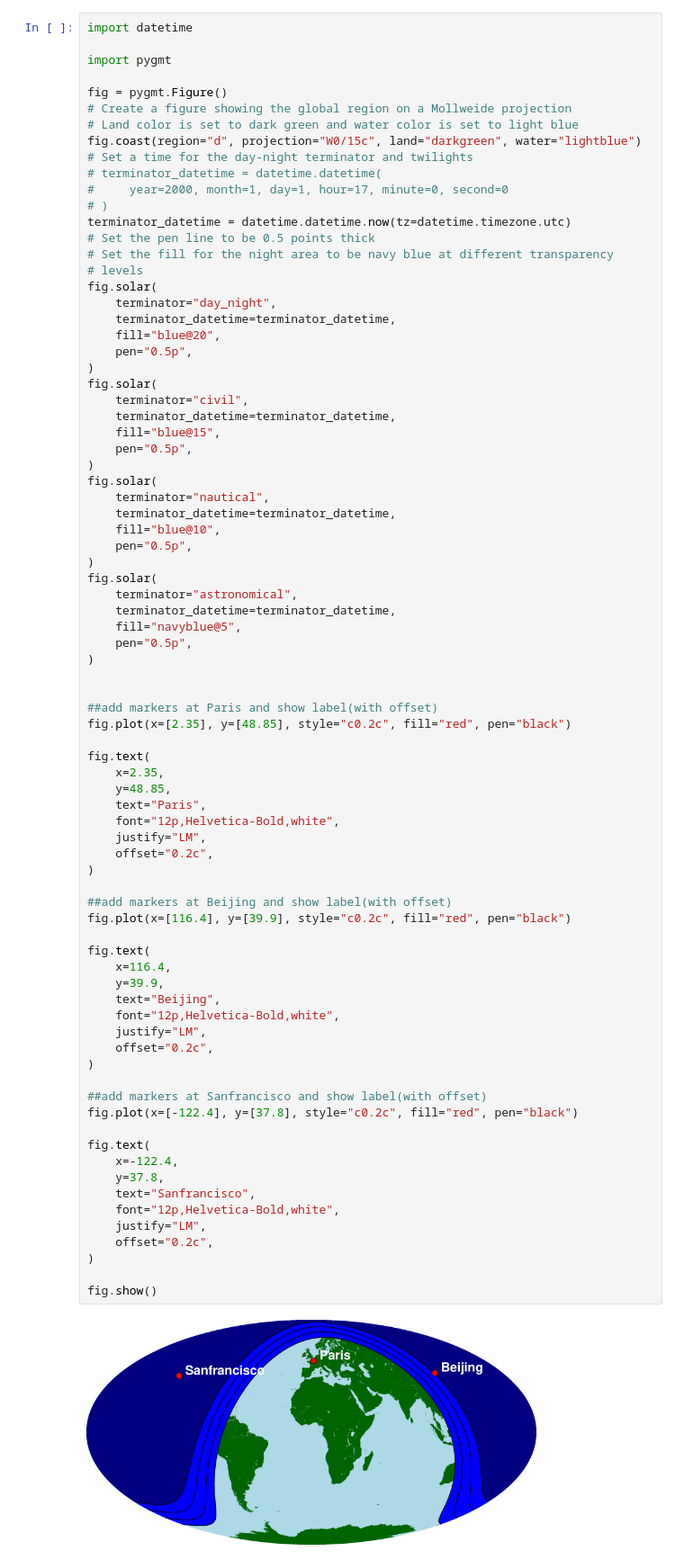
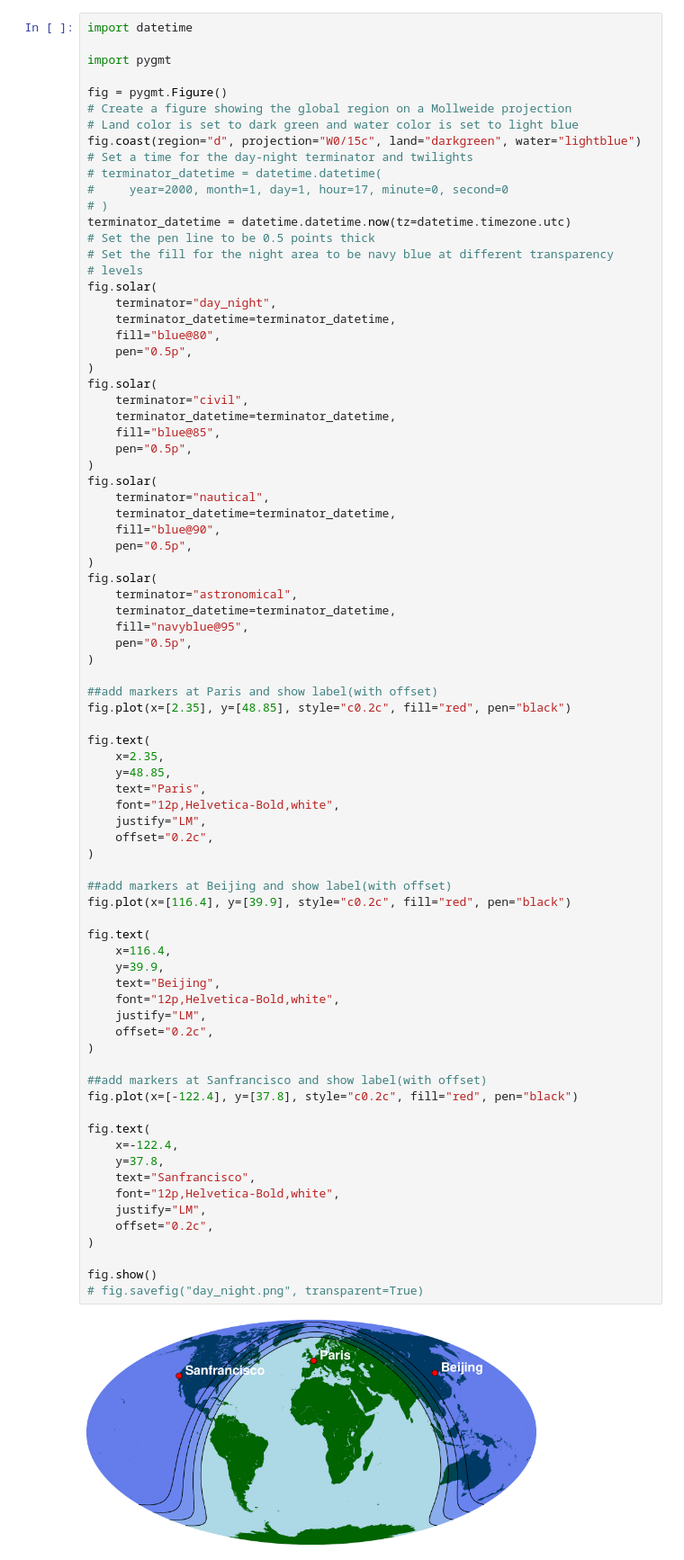
Before and after one commit to astro-jingtao/sun_never_sets, a Jupyter notebook: is_never_sets_visual.ipynb, the cells around one changed output. Shown at 90% size. Cells and saved outputs as stored; diff of their text form.

Commit message:
transparent!

```diff
--- a/is_never_sets_visual.ipynb
+++ b/is_never_sets_visual.ipynb
@@ -18,28 +18,27 @@ terminator_datetime = datetime.datetime.now(tz=datetime.timezone.utc)
 fig.solar(
     terminator="day_night",
     terminator_datetime=terminator_datetime,
-    fill="blue@20",
+    fill="blue@80",
     pen="0.5p",
 )
 fig.solar(
     terminator="civil",
     terminator_datetime=terminator_datetime,
-    fill="blue@15",
+    fill="blue@85",
     pen="0.5p",
 )
 fig.solar(
     terminator="nautical",
     terminator_datetime=terminator_datetime,
-    fill="blue@10",
+    fill="blue@90",
     pen="0.5p",
 )
 fig.solar(
     terminator="astronomical",
     terminator_datetime=terminator_datetime,
-    fill="navyblue@5",
+    fill="navyblue@95",
     pen="0.5p",
 )
-
 
 ##add markers at Paris and show label(with offset)
 fig.plot(x=[2.35], y=[48.85], style="c0.2c", fill="red", pen="black")
@@ -52,31 +51,32 @@ fig.text(
     justify="LM",
     offset="0.2c",
 )
 
 ##add markers at Beijing and show label(with offset)
 fig.plot(x=[116.4], y=[39.9], style="c0.2c", fill="red", pen="black")
 
 fig.text(
     x=116.4,
     y=39.9,
     text="Beijing",
     font="12p,Helvetica-Bold,white",
     justify="LM",
     offset="0.2c",
 )
 
 ##add markers at Sanfrancisco and show label(with offset)
 fig.plot(x=[-122.4], y=[37.8], style="c0.2c", fill="red", pen="black")
 
 fig.text(
     x=-122.4,
     y=37.8,
     text="Sanfrancisco",
     font="12p,Helvetica-Bold,white",
     justify="LM",
     offset="0.2c",
 )
 
 fig.show()
+# fig.savefig("day_night.png", transparent=True)
 # %% [output]
-[figure, old version]
+[figure, new version]
```
